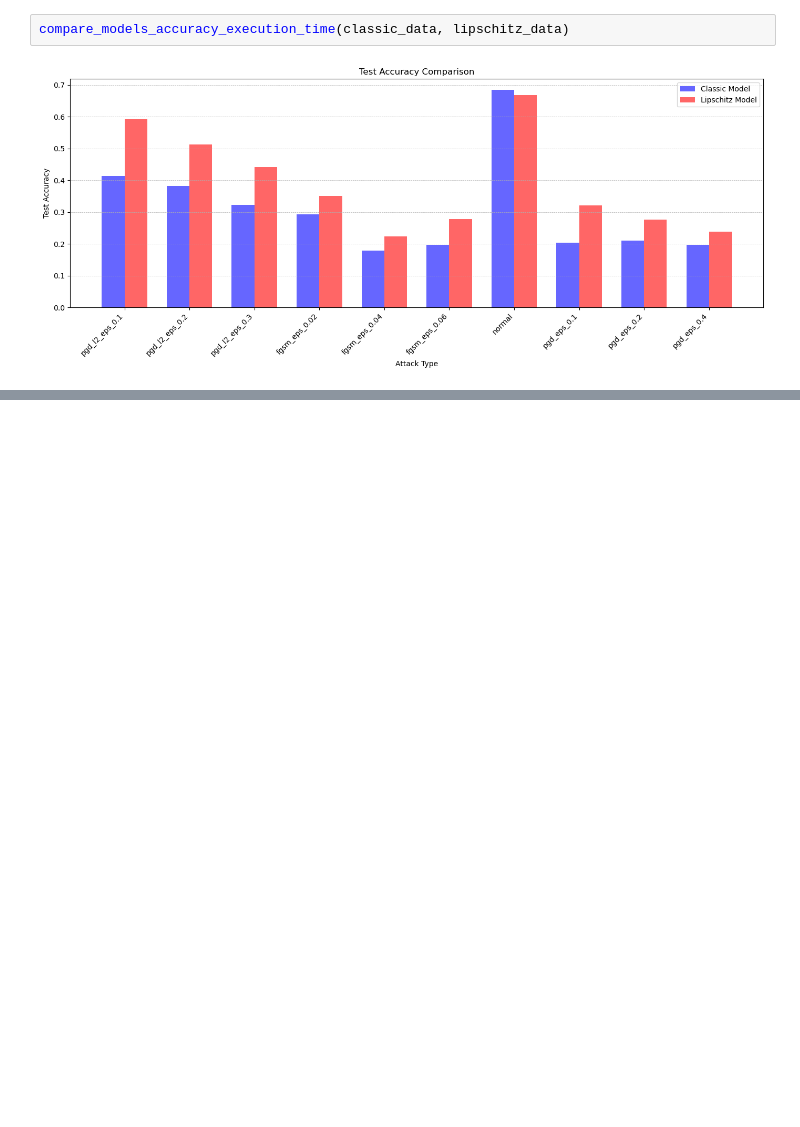
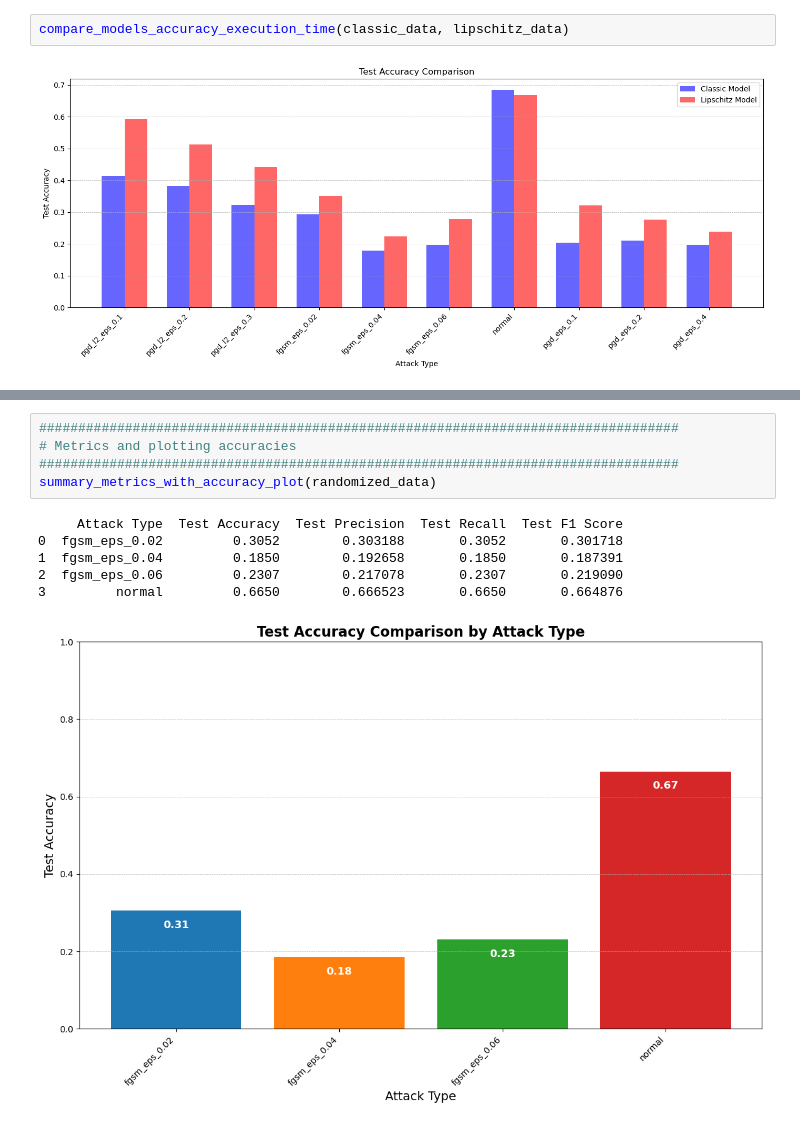
Before and after one commit to Choup522/IAProject, a Jupyter notebook: DisplayResults.ipynb, the cells around one changed output, grey strips where cells are left out. Saved outputs shown, nothing was run; the diff lists cells and outputs as text; blank space fills up the shorter version.

```diff
--- a/DisplayResults.ipynb
+++ b/DisplayResults.ipynb
@@ -623,0 +764,12 @@ SyntaxError: unexpected character after line continuation character (2249992982.
+# %%
+##################################################################################
+# Metrics and plotting accuracies
+##################################################################################
+summary_metrics_with_accuracy_plot(randomized_data)
+# %% [output]
+     Attack Type  Test Accuracy  Test Precision  Test Recall  Test F1 Score
+0  fgsm_eps_0.02         0.3052        0.303188       0.3052       0.301718
+1  fgsm_eps_0.04         0.1850        0.192658       0.1850       0.187391
+2  fgsm_eps_0.06         0.2307        0.217078       0.2307       0.219090
+3         normal         0.6650        0.666523       0.6650       0.664876
+[figure, added]
```
Also changed, not shown: parts of 16 cells of this notebook, 25 other files.
